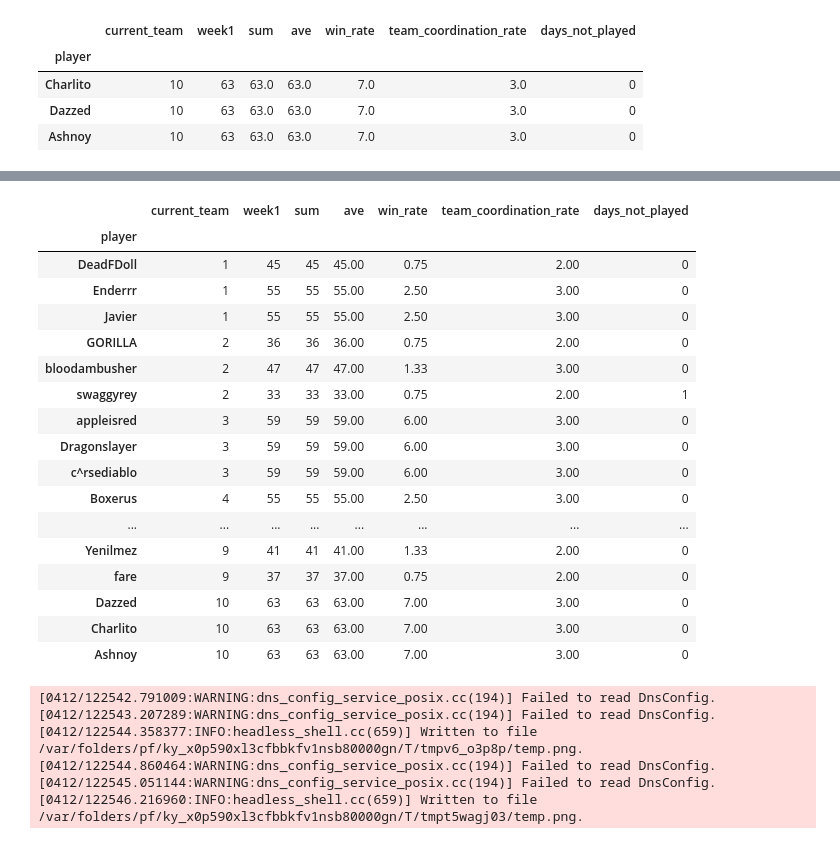
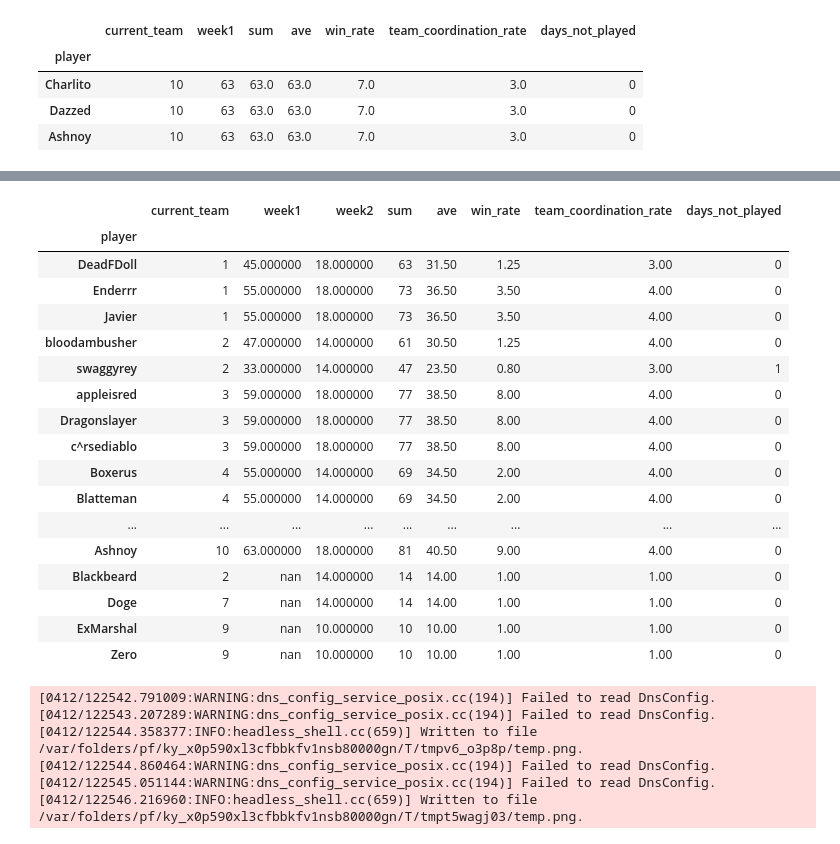
Before and after one commit to CharlieAprog/Brawlstars-EdenStats, a Jupyter notebook: notebooks/dataset_visualisation.ipynb, the cells around one changed output, grey strips where cells are left out. Saved outputs shown, nothing was run; the diff lists cells and outputs as text; code cells hidden in the pictures.

Commit message:
adds correct addition of further weeks into tables

```diff
--- a/notebooks/dataset_visualisation.ipynb
+++ b/notebooks/dataset_visualisation.ipynb
@@ -1,15 +1,19 @@
 # %%
+import os
+os.chdir('../src')
+from club_stats_tracker import ClubStatsTracker
 import pandas as pd
+import numpy as np
 from matplotlib import cm
 import imgkit
 import dataframe_image as dfi
+RED_GREEN = cm.get_cmap('RdYlGn')
+YELLOW_GREEN = cm.get_cmap('summer_r')
+GREEN_YELLOW = cm.get_cmap('summer')
 # %%
 team = '01_new_eden'
 # team = '02_edens_gate'
-player_path = f'../data/{team}/01_player_performance/players.csv'
-team_path = f'../data/{team}/02_team_performance/teams.csv'
-players = pd.read_csv(player_path, index_col=0)
-teams = pd.read_csv(team_path, index_col=0)
+tr = ClubStatsTracker(team)
 # %%
 cols = ['week1', 'sum', 'ave', 'win_rate', 'team_coordination_rate']
 cmap = cm.get_cmap('RdYlGn')
@@ -21,0 +121,4 @@ cmap = cm.get_cmap('RdYlGn')
+# %%
+
+player_data = tr.player_data
+player_data
@@ -22,35 +144,32 @@ cmap = cm.get_cmap('RdYlGn')
 # %%
-red_greed = cm.get_cmap('RdYlGn')
-yellow_green = cm.get_cmap('summer_r')
-yellow_green_re = cm.get_cmap('summer')
-players.style\
-    .format({"sum": "{:20,.0f}",
-        "ave": "{:20,.2f}",
-        "win_rate": "{:20,.2f}",
-        "team_coordination_rate":"{:20,.2f}"})\
-    .bar(subset=["week1",], color='lightgreen', vmin=0, vmax=63)\
-    .background_gradient(axis=0,vmin=0, subset=['sum', 'ave'],cmap=red_greed)\
-    .background_gradient(axis=0,vmin=0, subset=['win_rate', 'team_coordination_rate'],cmap=yellow_green)\
-    .background_gradient(axis=0,vmin=0, subset=['days_not_played' ],cmap=yellow_green_re)
+weeks = [c for c in player_data.columns if 'week' in c]
+cols = weeks + ['ave', 'win_rate','team_coordination_rate']
+formats = {col:'{:20,.0f}' for col in cols}
+formats.update({"sum": "{:20,.0f}"})
+player_data.style.format(formats)\
+        .bar(subset=weeks, color='lightgreen', vmin=0, vmax=63)\
+        .background_gradient(axis=0,vmin=0, subset=['sum', 'ave'],cmap=RED_GREEN)\
+        .background_gradient(axis=0,vmin=0, subset=['win_rate', 'team_coordination_rate'],cmap=YELLOW_GREEN)\
+        .background_gradient(axis=0,vmin=0, subset=['days_not_played' ],cmap=GREEN_YELLOW)
 # %% [output]
-|  | current_team | week1 | sum | ave | win_rate | team_coordination_rate | days_not_played |
-| player |  |  |  |  |  |  |  |
-| DeadFDoll | 1 | 45 | 45 | 45.00 | 0.75 | 2.00 | 0 |
-| Enderrr | 1 | 55 | 55 | 55.00 | 2.50 | 3.00 | 0 |
-| Javier | 1 | 55 | 55 | 55.00 | 2.50 | 3.00 | 0 |
-| GORILLA | 2 | 36 | 36 | 36.00 | 0.75 | 2.00 | 0 |
-| bloodambusher | 2 | 47 | 47 | 47.00 | 1.33 | 3.00 | 0 |
-| swaggyrey | 2 | 33 | 33 | 33.00 | 0.75 | 2.00 | 1 |
-| appleisred | 3 | 59 | 59 | 59.00 | 6.00 | 3.00 | 0 |
-| Dragonslayer | 3 | 59 | 59 | 59.00 | 6.00 | 3.00 | 0 |
-| c^rsediablo | 3 | 59 | 59 | 59.00 | 6.00 | 3.00 | 0 |
-| Boxerus | 4 | 55 | 55 | 55.00 | 2.50 | 3.00 | 0 |
-| ... | ... | ... | ... | ... | ... | ... | ... |
-| Yenilmez | 9 | 41 | 41 | 41.00 | 1.33 | 2.00 | 0 |
-| fare | 9 | 37 | 37 | 37.00 | 0.75 | 2.00 | 0 |
-| Dazzed | 10 | 63 | 63 | 63.00 | 7.00 | 3.00 | 0 |
-| Charlito | 10 | 63 | 63 | 63.00 | 7.00 | 3.00 | 0 |
-| Ashnoy | 10 | 63 | 63 | 63.00 | 7.00 | 3.00 | 0 |
+|  | current_team | week1 | week2 | sum | ave | win_rate | team_coordination_rate | days_not_played |
+| player |  |  |  |  |  |  |  |  |
+| DeadFDoll | 1 | 45.000000 | 18.000000 | 63 | 31.50 | 1.25 | 3.00 | 0 |
+| Enderrr | 1 | 55.000000 | 18.000000 | 73 | 36.50 | 3.50 | 4.00 | 0 |
+| Javier | 1 | 55.000000 | 18.000000 | 73 | 36.50 | 3.50 | 4.00 | 0 |
+| bloodambusher | 2 | 47.000000 | 14.000000 | 61 | 30.50 | 1.25 | 4.00 | 0 |
+| swaggyrey | 2 | 33.000000 | 14.000000 | 47 | 23.50 | 0.80 | 3.00 | 1 |
+| appleisred | 3 | 59.000000 | 18.000000 | 77 | 38.50 | 8.00 | 4.00 | 0 |
+| Dragonslayer | 3 | 59.000000 | 18.000000 | 77 | 38.50 | 8.00 | 4.00 | 0 |
+| c^rsediablo | 3 | 59.000000 | 18.000000 | 77 | 38.50 | 8.00 | 4.00 | 0 |
+| Boxerus | 4 | 55.000000 | 14.000000 | 69 | 34.50 | 2.00 | 4.00 | 0 |
+| Blatteman | 4 | 55.000000 | 14.000000 | 69 | 34.50 | 2.00 | 4.00 | 0 |
+| ... | ... | ... | ... | ... | ... | ... | ... | ... |
+| Ashnoy | 10 | 63.000000 | 18.000000 | 81 | 40.50 | 9.00 | 4.00 | 0 |
+| Blackbeard | 2 | nan | 14.000000 | 14 | 14.00 | 1.00 | 1.00 | 0 |
+| Doge | 7 | nan | 14.000000 | 14 | 14.00 | 1.00 | 1.00 | 0 |
+| ExMarshal | 9 | nan | 10.000000 | 10 | 10.00 | 1.00 | 1.00 | 0 |
+| Zero | 9 | nan | 10.000000 | 10 | 10.00 | 1.00 | 1.00 | 0 |
 # %%
 styled_players = players.style\
     .format({"sum": "${:20,.0f}",
```
Also changed, not shown: parts of 9 cells of this notebook, 15 other files.
